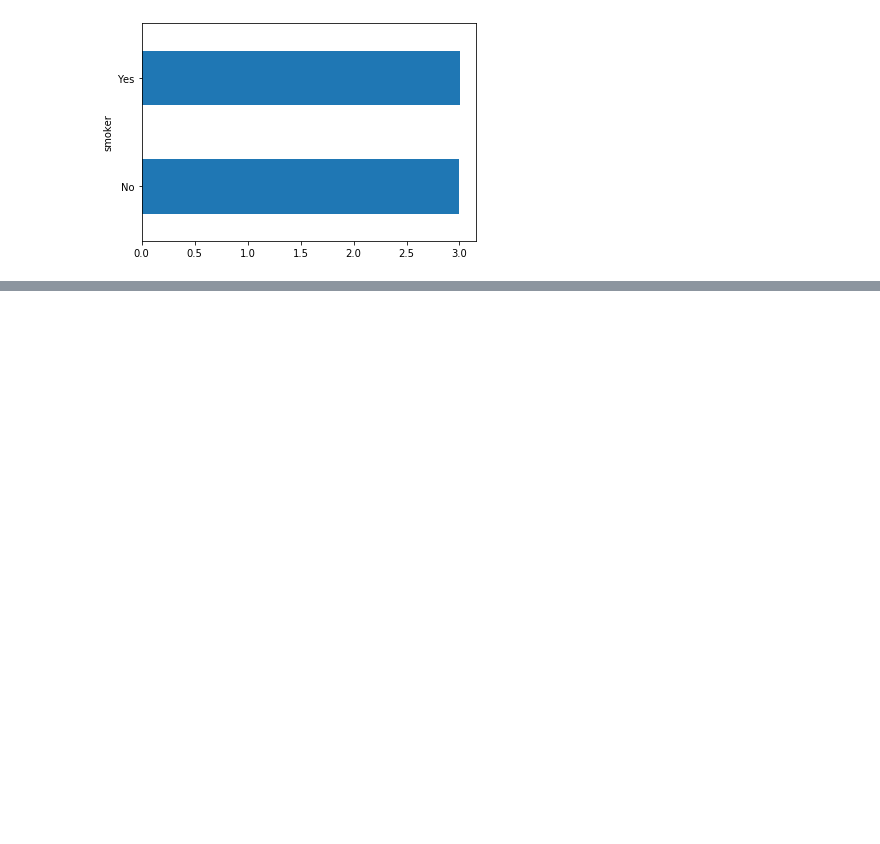
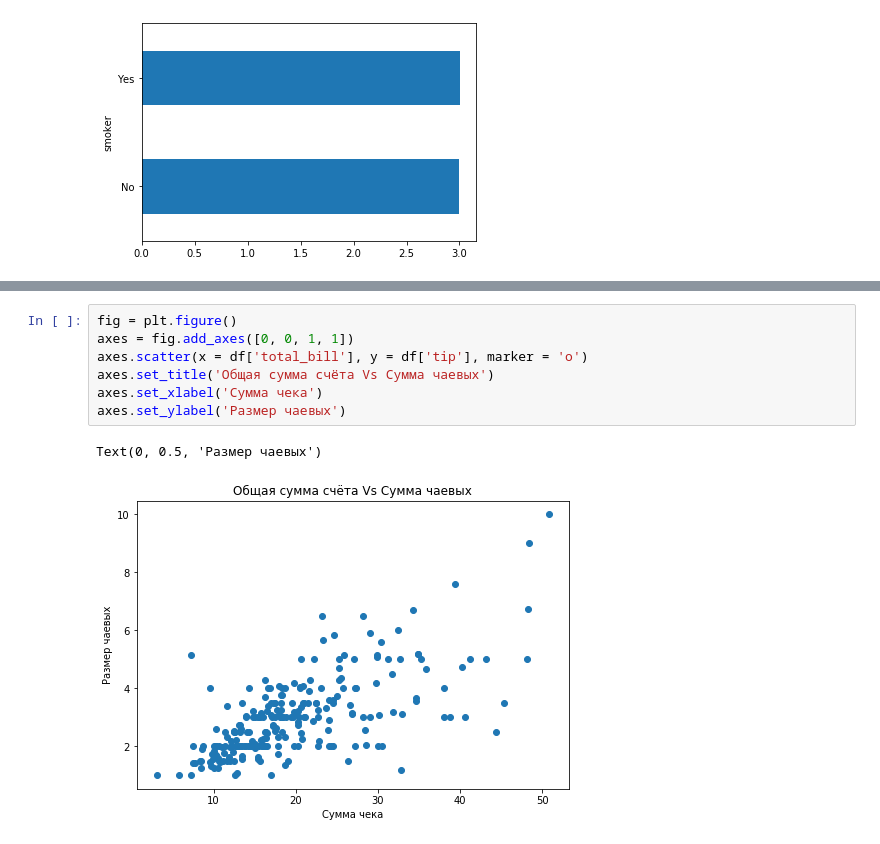
Before and after one commit to thelebster/SkillFactory-Data-Science, a Jupyter notebook: modules/py10.ipynb, the cells around one changed output, grey strips where cells are left out. Drawn from its saved outputs; the diff is of its cells as text; blank space fills up the shorter version.

```diff
--- a/modules/py10.ipynb
+++ b/modules/py10.ipynb
@@ -96,0 +123,10 @@ df.groupby('smoker')['tip'].mean().plot(kind = 'barh')
+# %%
+fig = plt.figure()
+axes = fig.add_axes([0, 0, 1, 1])
+axes.scatter(x = df['total_bill'], y = df['tip'], marker = 'o')
+axes.set_title('Общая сумма счёта Vs Cумма чаевых')
+axes.set_xlabel('Сумма чека')
+axes.set_ylabel('Размер чаевых')
+# %% [output]
+Text(0, 0.5, 'Размер чаевых')
+[figure, added]
```
Also changed, not shown: parts of 35 cells of this notebook, 3 other files.
